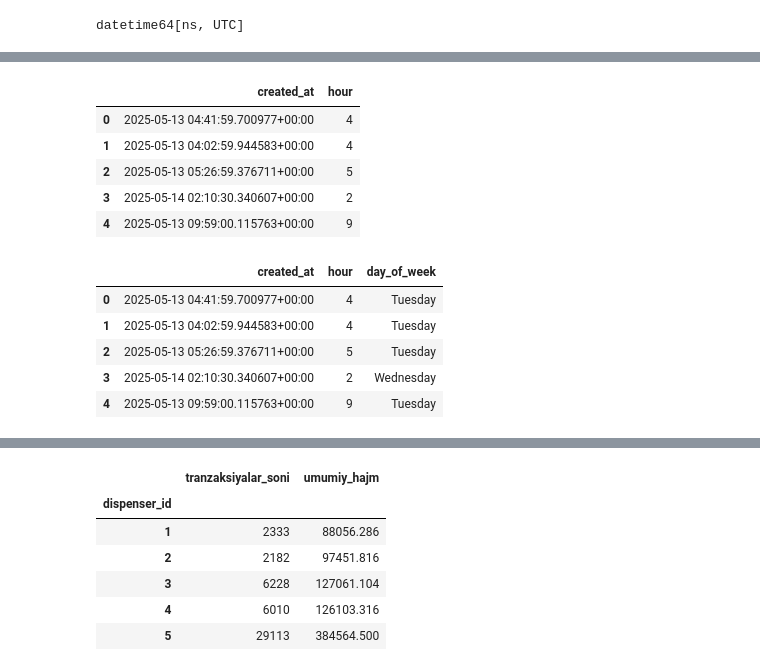
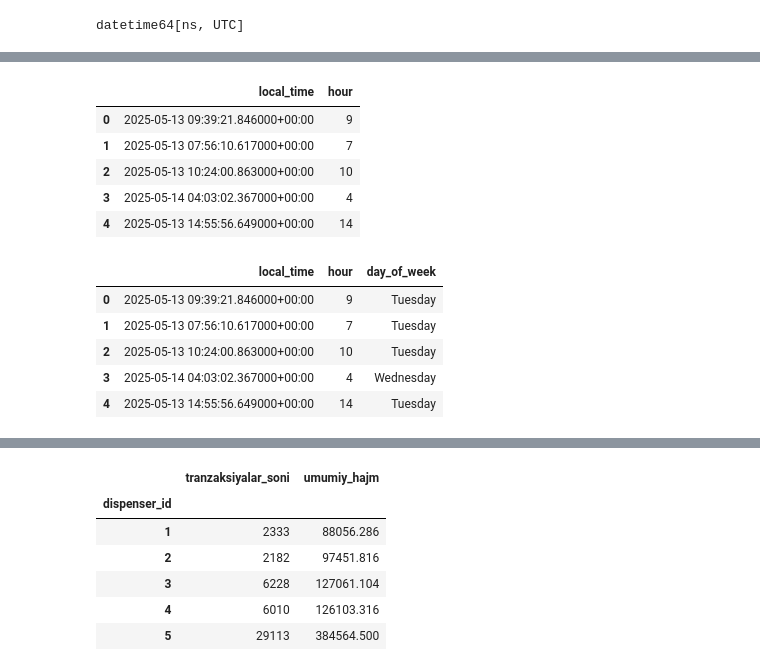
Before and after one commit to rayhon-dev/gas-stations-analytics, a Jupyter notebook: notebooks/eda_file1.ipynb, the cells around one changed output, grey strips where cells are left out. Saved outputs shown, nothing was run; the diff lists cells and outputs as text; code cells hidden in the pictures.

```diff
--- a/notebooks/eda_file1.ipynb
+++ b/notebooks/eda_file1.ipynb
@@ -157,4 +181,6 @@ arm_price            1
 dtype: int64
 # %%
-new_df1["created_at"] = pd.to_datetime(new_df1["created_at"])
+new_df1["filial_created_at"] = pd.to_datetime(new_df1["filial_created_at"], format='mixed')
+# %%
+new_df1["created_at"] = pd.to_datetime(new_df1["created_at"], format='mixed')
 # %%
@@ -163,0 +216,2 @@ datetime64[ns, UTC]
+# %%
+new_df1['local_time'] = new_df1['filial_created_at'] + pd.Timedelta(hours=5)
@@ -164,12 +238,12 @@ datetime64[ns, UTC]
 # %%
-new_df1["hour"] = new_df1["created_at"].dt.hour
+new_df1["hour"] = new_df1["local_time"].dt.hour
 # %%
-new_df1[['created_at', 'hour']].head()
+new_df1[['local_time', 'hour']].head()
 # %% [output]
-|  | created_at | hour |
-| 0 | 2025-05-13 04:41:59.700977+00:00 | 4 |
-| 1 | 2025-05-13 04:02:59.944583+00:00 | 4 |
-| 2 | 2025-05-13 05:26:59.376711+00:00 | 5 |
-| 3 | 2025-05-14 02:10:30.340607+00:00 | 2 |
-| 4 | 2025-05-13 09:59:00.115763+00:00 | 9 |
+|  | local_time | hour |
+| 0 | 2025-05-13 09:39:21.846000+00:00 | 9 |
+| 1 | 2025-05-13 07:56:10.617000+00:00 | 7 |
+| 2 | 2025-05-13 10:24:00.863000+00:00 | 10 |
+| 3 | 2025-05-14 04:03:02.367000+00:00 | 4 |
+| 4 | 2025-05-13 14:55:56.649000+00:00 | 14 |
 # %%
@@ -177,9 +251,9 @@ new_df1["day_of_week"] = new_df1["created_at"].dt.day_name()
 # %%
-new_df1[['created_at', 'hour', 'day_of_week']].head()
+new_df1[['local_time', 'hour', 'day_of_week']].head()
 # %% [output]
-|  | created_at | hour | day_of_week |
-| 0 | 2025-05-13 04:41:59.700977+00:00 | 4 | Tuesday |
-| 1 | 2025-05-13 04:02:59.944583+00:00 | 4 | Tuesday |
-| 2 | 2025-05-13 05:26:59.376711+00:00 | 5 | Tuesday |
-| 3 | 2025-05-14 02:10:30.340607+00:00 | 2 | Wednesday |
-| 4 | 2025-05-13 09:59:00.115763+00:00 | 9 | Tuesday |
+|  | local_time | hour | day_of_week |
+| 0 | 2025-05-13 09:39:21.846000+00:00 | 9 | Tuesday |
+| 1 | 2025-05-13 07:56:10.617000+00:00 | 7 | Tuesday |
+| 2 | 2025-05-13 10:24:00.863000+00:00 | 10 | Tuesday |
+| 3 | 2025-05-14 04:03:02.367000+00:00 | 4 | Wednesday |
+| 4 | 2025-05-13 14:55:56.649000+00:00 | 14 | Tuesday |
```
Also changed, not shown: parts of 62 cells of this notebook.
